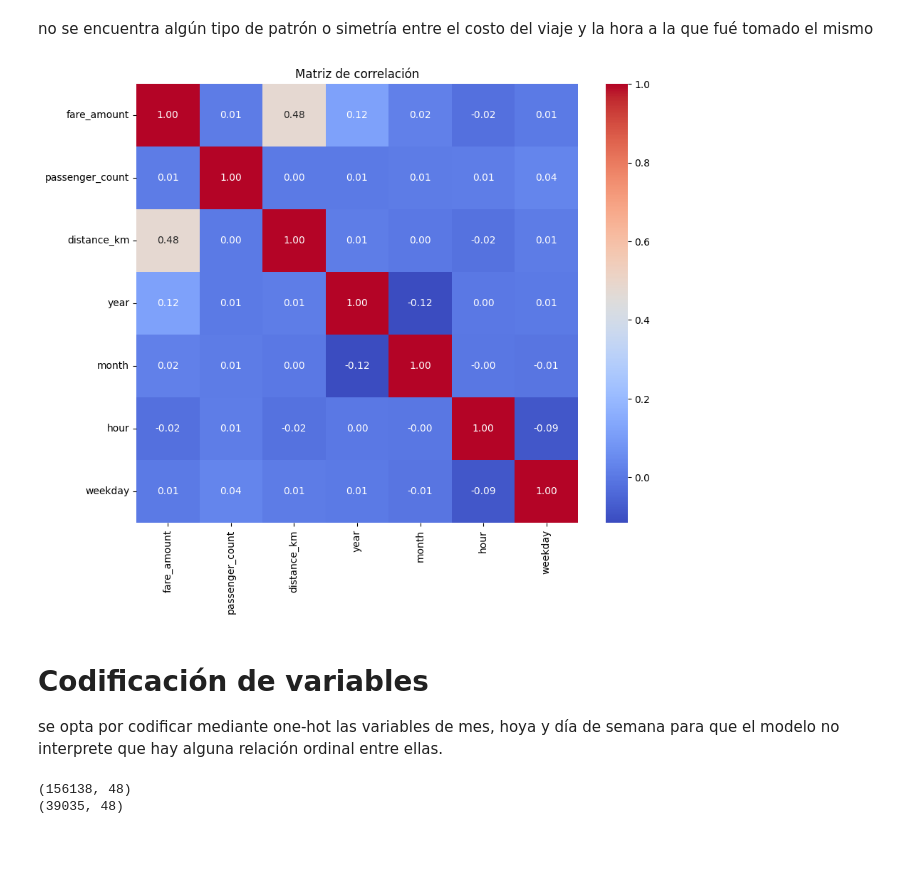
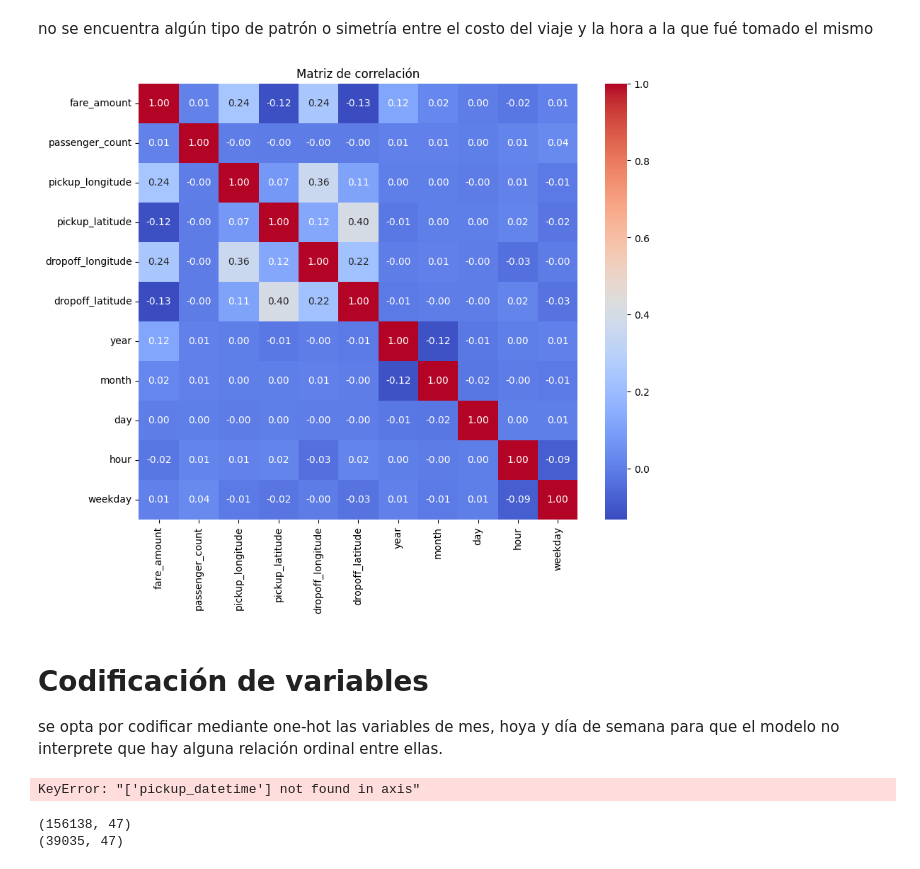
Before and after one commit to SebMun33/AA1-TUIA-2026C1-Onyskiw-Mu-oz, a Jupyter notebook: analisis_descriptivo.ipynb, the cells around one changed output. Saved outputs shown, nothing was run; the diff lists cells and outputs as text; code cells hidden in the pictures.

```diff
--- a/analisis_descriptivo.ipynb
+++ b/analisis_descriptivo.ipynb
@@ -147,8 +165,12 @@ se teoriza que datetime y pickup datetime son el mismo campo repetido, al confir
 # %%
 data = data.drop(columns=["date"])
+
 data["year"] = data["pickup_datetime"].dt.year
 data["month"] = data["pickup_datetime"].dt.month
 data["day"] = data["pickup_datetime"].dt.day
 data["hour"] = data["pickup_datetime"].dt.hour
 data["weekday"] = data["pickup_datetime"].dt.weekday
+data["timezone"] = data["pickup_datetime"].dt.tz
+
+data = data.drop(columns=["pickup_datetime"])
 # %% [markdown]
@@ -181,9 +210,18 @@ Se pueden apreciar valores extremos tanto de latitudes y longitudes, y se sabe q
 # %%
-print(data.shape)
-data = data[
-    (data["pickup_latitude"].between(-90, 90)) &
-    (data["pickup_longitude"].between(-180, 180)) &
-    (data["dropoff_latitude"].between(-90, 90)) &
-    (data["dropoff_longitude"].between(-180, 180))
-]
-print(data.shape)
+filtro_coords_validas = (
+    data["pickup_latitude"].between(-90, 90) &
+    data["dropoff_latitude"].between(-90, 90) &
+    data["pickup_longitude"].between(-180, 180) &
+    data["dropoff_longitude"].between(-180, 180)
+)
+
+data = data[filtro_coords_validas]
+
+filtro_no_ceros = (
+    (data["pickup_latitude"] != 0) &
+    (data["pickup_longitude"] != 0) &
+    (data["dropoff_latitude"] != 0) &
+    (data["dropoff_longitude"] != 0)
+)
+
+data = data[filtro_no_ceros]
@@ -231,5 +247,5 @@ passenger_count tiene viajes con 0 pasajeros y 208, lo cuál tambien suena a pos
 # %%
-data = data[(data["passenger_count"] > 0) & (data["passenger_count"] <= 6)]
+data = data[(data["passenger_count"] > 0) & (data["passenger_count"] <= 6)].copy()
 print(data["passenger_count"].value_counts().sort_index())
 # %% [output]
 passenger_count
@@ -367 +411,7 @@ utilizando la ecuacion de Haversine, la cuál se emplea para calcular la menor d
+# %%
+columnas = ["fare_amount", "distance_km"]
+
+for col in columnas:
+    limite = data[col].quantile(0.995)
+    data = data[data[col] <= limite]
 # %%
@@ -501,22 +559,26 @@ no se encuentra algún tipo de patrón o simetría entre el costo del viaje y la
 # %%
 corr_cols = [
     "fare_amount",
     "passenger_count",
-    "distance_km",
+    "pickup_longitude",
+    "pickup_latitude",
+    "dropoff_longitude",
+    "dropoff_latitude",
     "year",
     "month",
+    "day",
     "hour",
     "weekday"
 ]
 
 corr = data[corr_cols].corr(numeric_only=True)
 
 plt.figure(figsize=(10, 8))
 sns.heatmap(corr, annot=True, cmap="coolwarm", fmt=".2f")
 plt.title("Matriz de correlación")
 plt.show()
 # %% [output]
-[figure, old version]
+[figure, new version]
 # %% [markdown]
 # Codificación de variables
 se opta por codificar mediante one-hot las variables de mes, hoya y día de semana para que el modelo no interprete que hay alguna relación ordinal entre ellas.
@@ -527,6 +589,8 @@ y = data["fare_amount"]
 
 #se codifican las columnas necesarias
 X = pd.get_dummies(X, columns=["month", "weekday", "hour"], drop_first=True)
+# %% [output]
+KeyError: "['pickup_datetime'] not found in axis"
 # %%
 X_train, X_test, y_train, y_test = train_test_split(X, y, test_size=0.2, random_state=66)
 # %%
@@ -539,5 +603,5 @@ X_test_scaled = scaler.transform(X_test)
 print(X_train_scaled.shape)
 print(X_test_scaled.shape)
 # %% [output]
-(156138, 48)
-(39035, 48)
+(156138, 47)
+(39035, 47)
```
Also changed, not shown: parts of 51 cells of this notebook, 1 other file.
